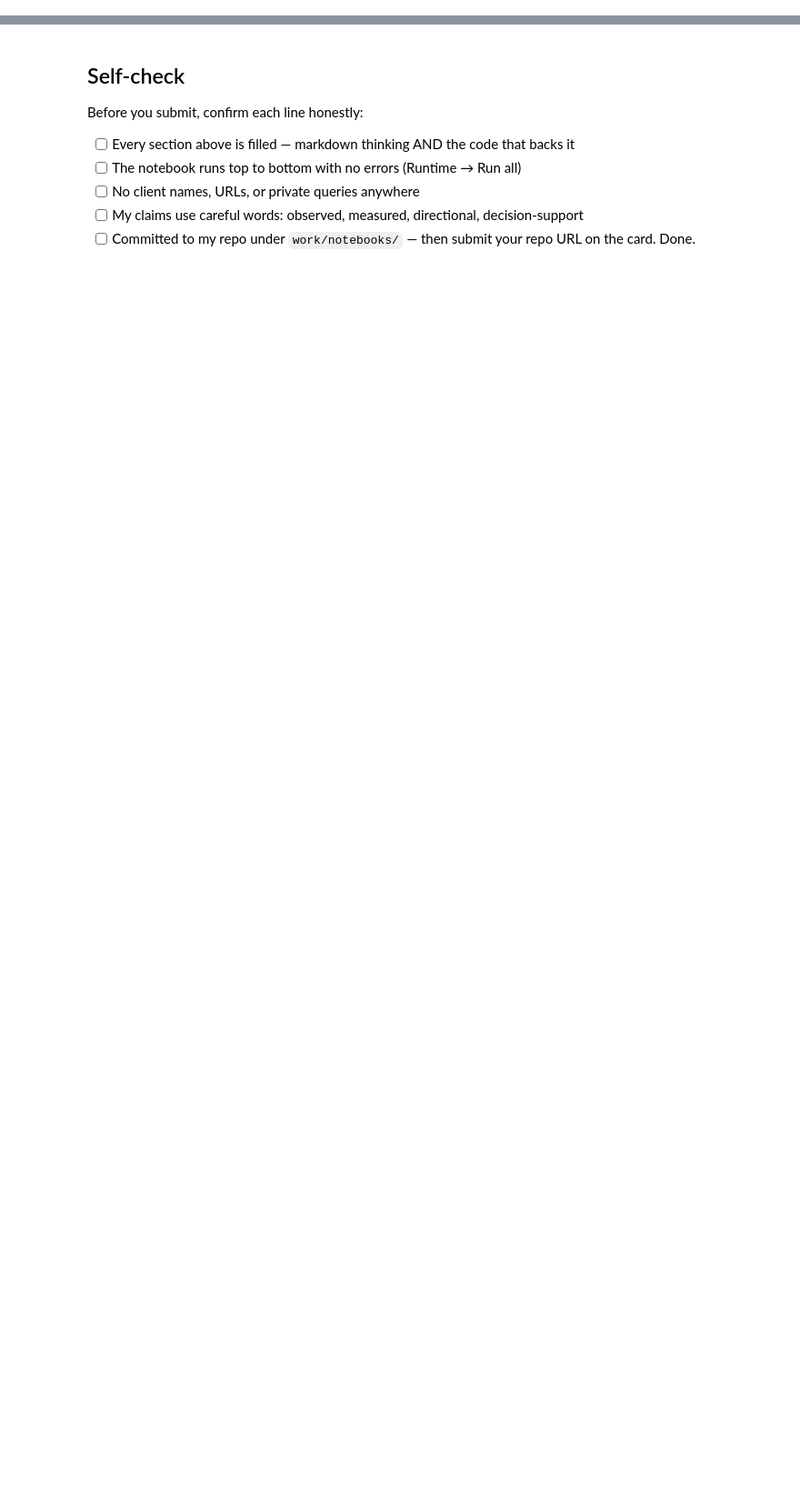
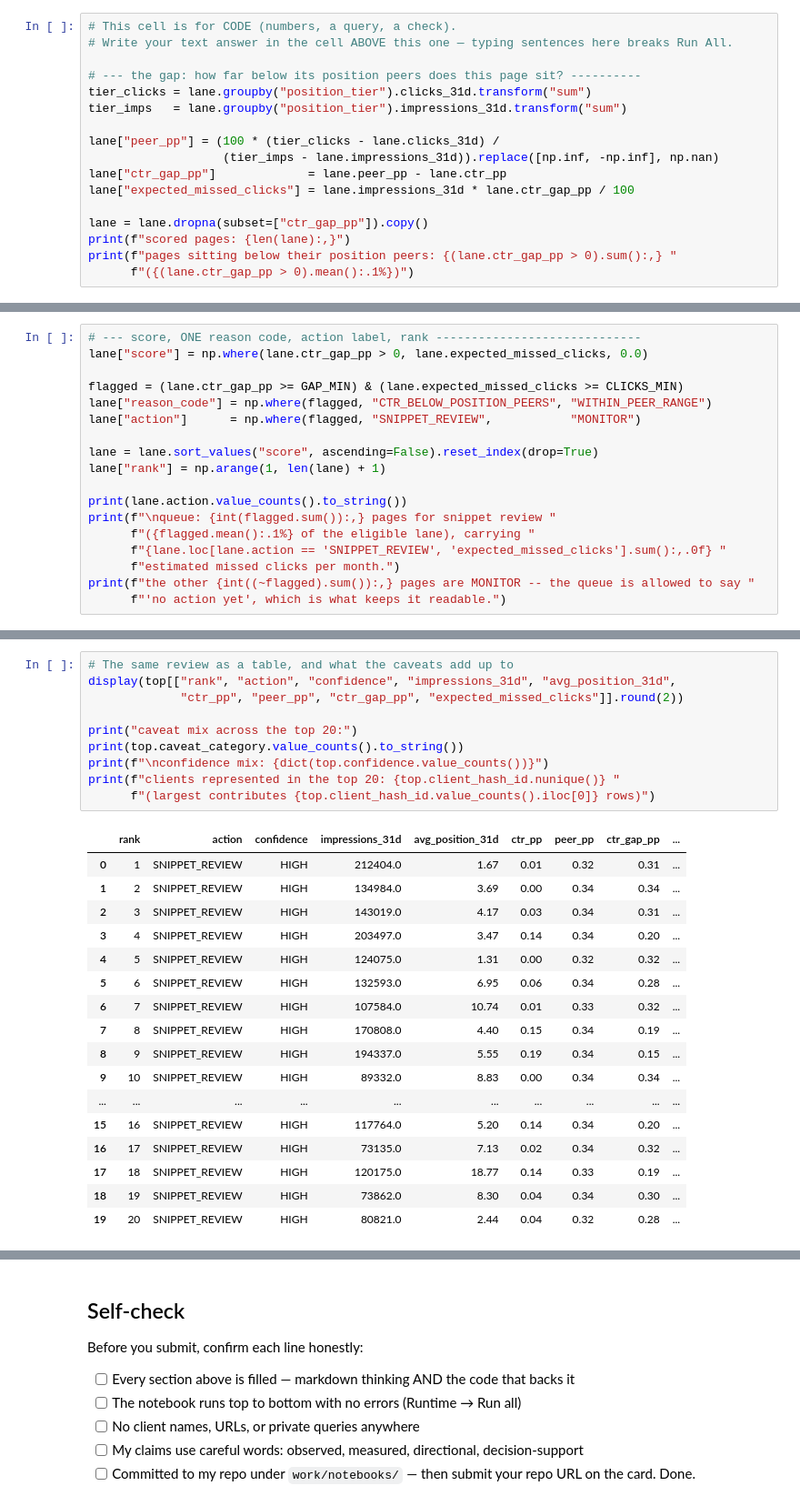
Before and after one commit to widadfatimakhan/flyrank-internship-ml, a Jupyter notebook: work/notebooks/w04_baseline_score.ipynb, the cells around one changed output, grey strips where cells are left out. Shown at 91% size. Saved outputs shown, nothing was run; the diff lists cells and outputs as text; blank space fills up the shorter version.

```diff
--- a/work/notebooks/w04_baseline_score.ipynb
+++ b/work/notebooks/w04_baseline_score.ipynb
@@ -29,0 +272,17 @@ This skeleton is yours to fill. Work the sections **in order** — each one has
+# %%
+# This cell is for CODE (numbers, a query, a check).
+# Write your text answer in the cell ABOVE this one — typing sentences here breaks Run All.
+
+# --- the gap: how far below its position peers does this page sit? ----------
+tier_clicks = lane.groupby("position_tier").clicks_31d.transform("sum")
+tier_imps   = lane.groupby("position_tier").impressions_31d.transform("sum")
+
+lane["peer_pp"] = (100 * (tier_clicks - lane.clicks_31d) /
+                   (tier_imps - lane.impressions_31d)).replace([np.inf, -np.inf], np.nan)
+lane["ctr_gap_pp"]             = lane.peer_pp - lane.ctr_pp
+lane["expected_missed_clicks"] = lane.impressions_31d * lane.ctr_gap_pp / 100
+
+lane = lane.dropna(subset=["ctr_gap_pp"]).copy()
+print(f"scored pages: {len(lane):,}")
+print(f"pages sitting below their position peers: {(lane.ctr_gap_pp > 0).sum():,} "
+      f"({(lane.ctr_gap_pp > 0).mean():.1%})")
@@ -29,0 +322,18 @@ This skeleton is yours to fill. Work the sections **in order** — each one has
+# %%
+# --- score, ONE reason code, action label, rank -----------------------------
+lane["score"] = np.where(lane.ctr_gap_pp > 0, lane.expected_missed_clicks, 0.0)
+
+flagged = (lane.ctr_gap_pp >= GAP_MIN) & (lane.expected_missed_clicks >= CLICKS_MIN)
+lane["reason_code"] = np.where(flagged, "CTR_BELOW_POSITION_PEERS", "WITHIN_PEER_RANGE")
+lane["action"]      = np.where(flagged, "SNIPPET_REVIEW",           "MONITOR")
+
+lane = lane.sort_values("score", ascending=False).reset_index(drop=True)
+lane["rank"] = np.arange(1, len(lane) + 1)
+
+print(lane.action.value_counts().to_string())
+print(f"\nqueue: {int(flagged.sum()):,} pages for snippet review "
+      f"({flagged.mean():.1%} of the eligible lane), carrying "
+      f"{lane.loc[lane.action == 'SNIPPET_REVIEW', 'expected_missed_clicks'].sum():,.0f} "
+      f"estimated missed clicks per month.")
+print(f"the other {int((~flagged).sum()):,} pages are MONITOR -- the queue is allowed to say "
+      f"'no action yet', which is what keeps it readable.")
@@ -29,0 +452,28 @@ This skeleton is yours to fill. Work the sections **in order** — each one has
+# %%
+# The same review as a table, and what the caveats add up to
+display(top[["rank", "action", "confidence", "impressions_31d", "avg_position_31d",
+             "ctr_pp", "peer_pp", "ctr_gap_pp", "expected_missed_clicks"]].round(2))
+
+print("caveat mix across the top 20:")
+print(top.caveat_category.value_counts().to_string())
+print(f"\nconfidence mix: {dict(top.confidence.value_counts())}")
+print(f"clients represented in the top 20: {top.client_hash_id.nunique()} "
+      f"(largest contributes {top.client_hash_id.value_counts().iloc[0]} rows)")
+# %% [output]
+|  | rank | action | confidence | impressions_31d | avg_position_31d | ctr_pp | peer_pp | ctr_gap_pp | ... |
+| 0 | 1 | SNIPPET_REVIEW | HIGH | 212404.0 | 1.67 | 0.01 | 0.32 | 0.31 | ... |
+| 1 | 2 | SNIPPET_REVIEW | HIGH | 134984.0 | 3.69 | 0.00 | 0.34 | 0.34 | ... |
+| 2 | 3 | SNIPPET_REVIEW | HIGH | 143019.0 | 4.17 | 0.03 | 0.34 | 0.31 | ... |
+| 3 | 4 | SNIPPET_REVIEW | HIGH | 203497.0 | 3.47 | 0.14 | 0.34 | 0.20 | ... |
+| 4 | 5 | SNIPPET_REVIEW | HIGH | 124075.0 | 1.31 | 0.00 | 0.32 | 0.32 | ... |
+| 5 | 6 | SNIPPET_REVIEW | HIGH | 132593.0 | 6.95 | 0.06 | 0.34 | 0.28 | ... |
+| 6 | 7 | SNIPPET_REVIEW | HIGH | 107584.0 | 10.74 | 0.01 | 0.33 | 0.32 | ... |
+| 7 | 8 | SNIPPET_REVIEW | HIGH | 170808.0 | 4.40 | 0.15 | 0.34 | 0.19 | ... |
+| 8 | 9 | SNIPPET_REVIEW | HIGH | 194337.0 | 5.55 | 0.19 | 0.34 | 0.15 | ... |
+| 9 | 10 | SNIPPET_REVIEW | HIGH | 89332.0 | 8.83 | 0.00 | 0.34 | 0.34 | ... |
+| ... | ... | ... | ... | ... | ... | ... | ... | ... | ... |
+| 15 | 16 | SNIPPET_REVIEW | HIGH | 117764.0 | 5.20 | 0.14 | 0.34 | 0.20 | ... |
+| 16 | 17 | SNIPPET_REVIEW | HIGH | 73135.0 | 7.13 | 0.02 | 0.34 | 0.32 | ... |
+| 17 | 18 | SNIPPET_REVIEW | HIGH | 120175.0 | 18.77 | 0.14 | 0.33 | 0.19 | ... |
+| 18 | 19 | SNIPPET_REVIEW | HIGH | 73862.0 | 8.30 | 0.04 | 0.34 | 0.30 | ... |
+| 19 | 20 | SNIPPET_REVIEW | HIGH | 80821.0 | 2.44 | 0.04 | 0.32 | 0.28 | ... |
```
Also changed, not shown: parts of 32 cells of this notebook.
